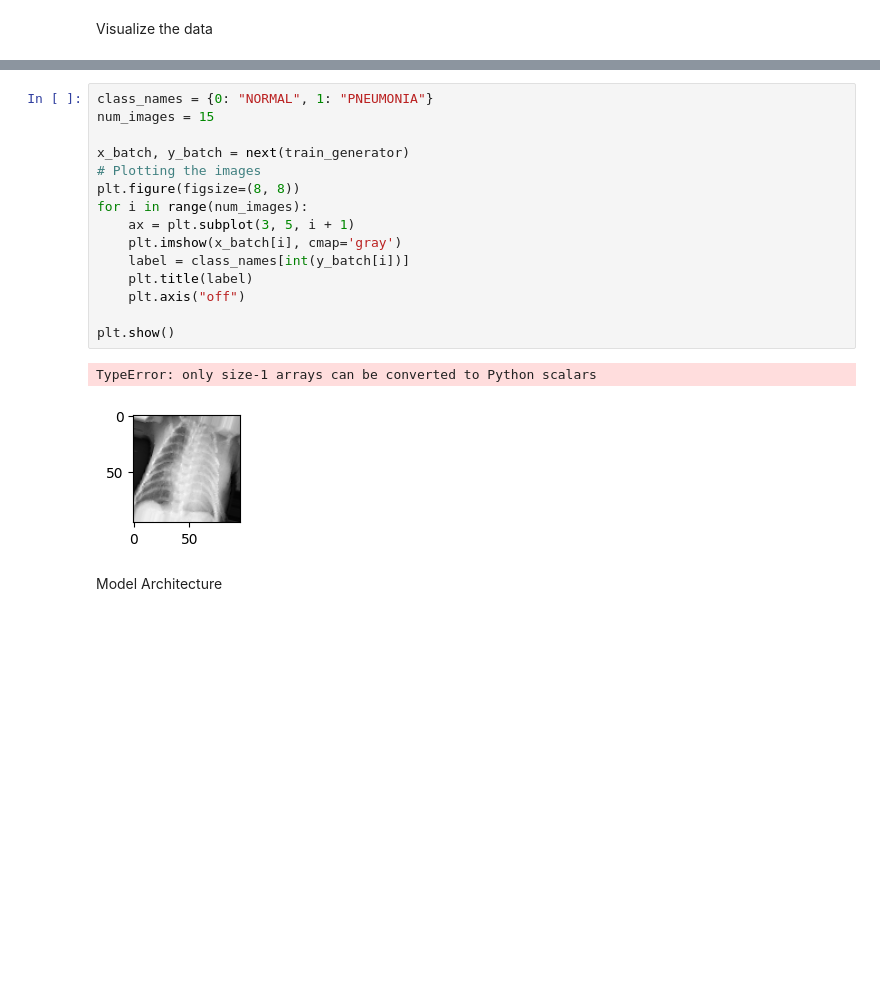
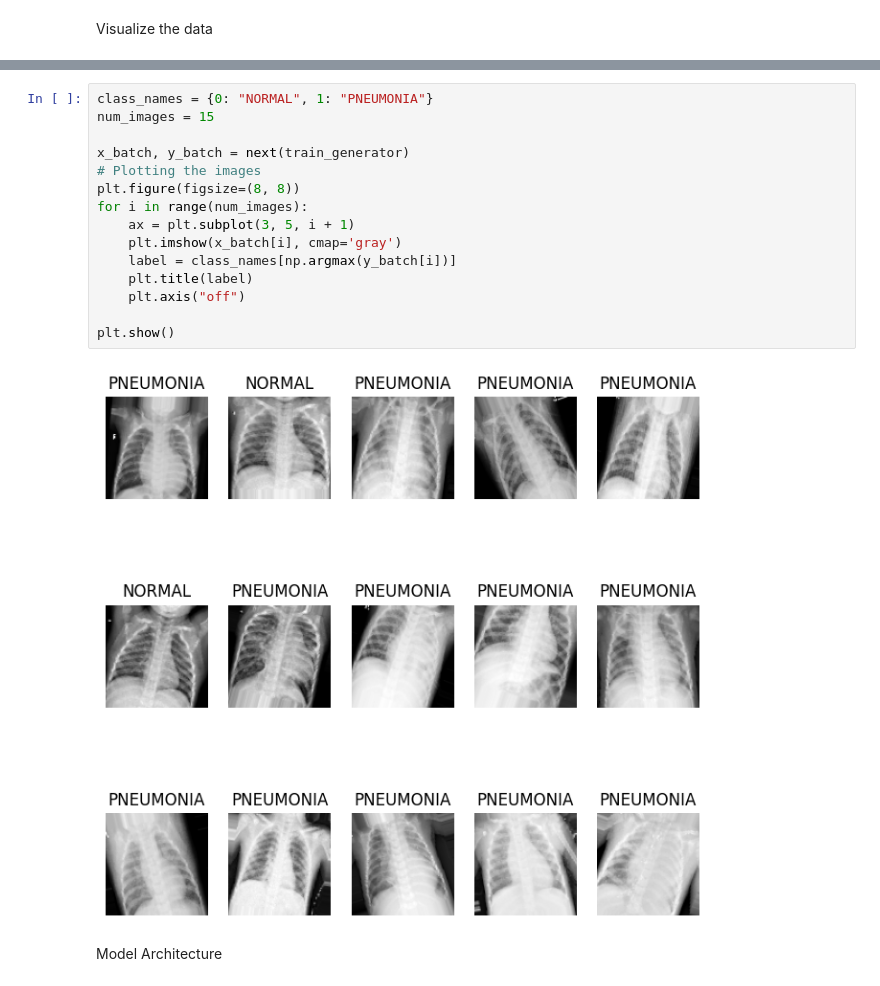
Before and after one commit to ADSAS-Lab/ADLProject, a Jupyter notebook: adl-project-cnn.ipynb, the cells around one changed output, grey strips where cells are left out. Cells and saved outputs as stored; diff of their text form; blank space fills up the shorter version.

```diff
--- a/adl-project-cnn.ipynb
+++ b/adl-project-cnn.ipynb
@@ -180,21 +180,20 @@ fig.show()
 # %%
 class_names = {0: "NORMAL", 1: "PNEUMONIA"}
 num_images = 15
 
 x_batch, y_batch = next(train_generator)
 # Plotting the images
 plt.figure(figsize=(8, 8))
 for i in range(num_images):
     ax = plt.subplot(3, 5, i + 1)
     plt.imshow(x_batch[i], cmap='gray')
-    label = class_names[int(y_batch[i])]
+    label = class_names[np.argmax(y_batch[i])]
     plt.title(label)
     plt.axis("off")
 
 plt.show()
 # %% [output]
-TypeError: only size-1 arrays can be converted to Python scalars
-[figure, old version]
+[figure, new version]
 # %% [markdown]
 Model Architecture
 # %%
```
Also changed, not shown: parts of 10 cells of this notebook.
